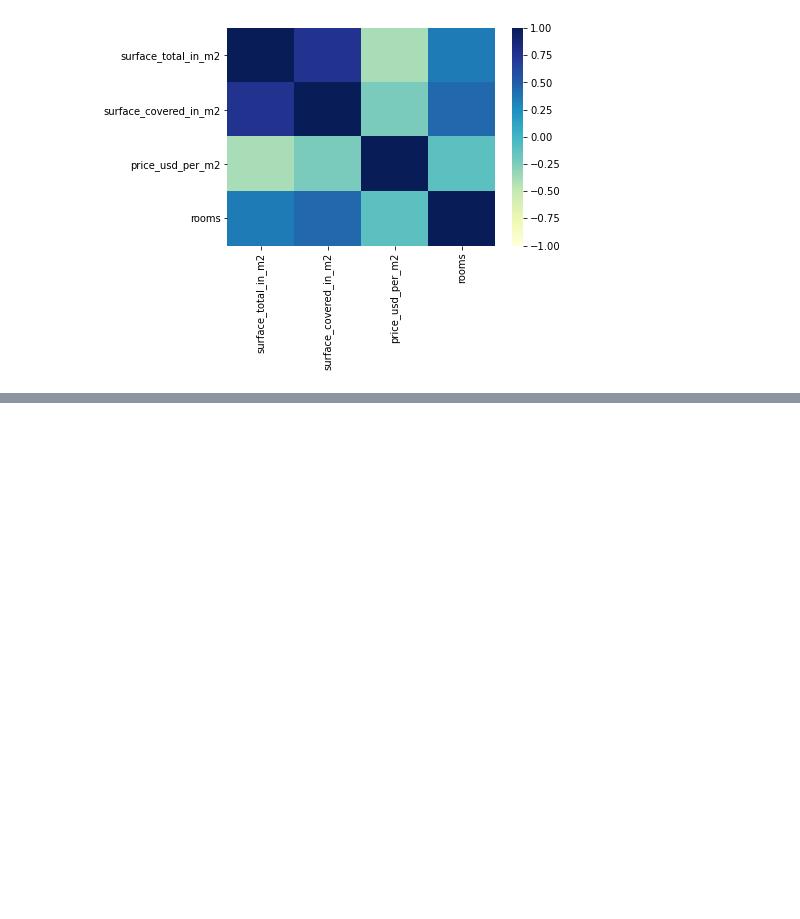
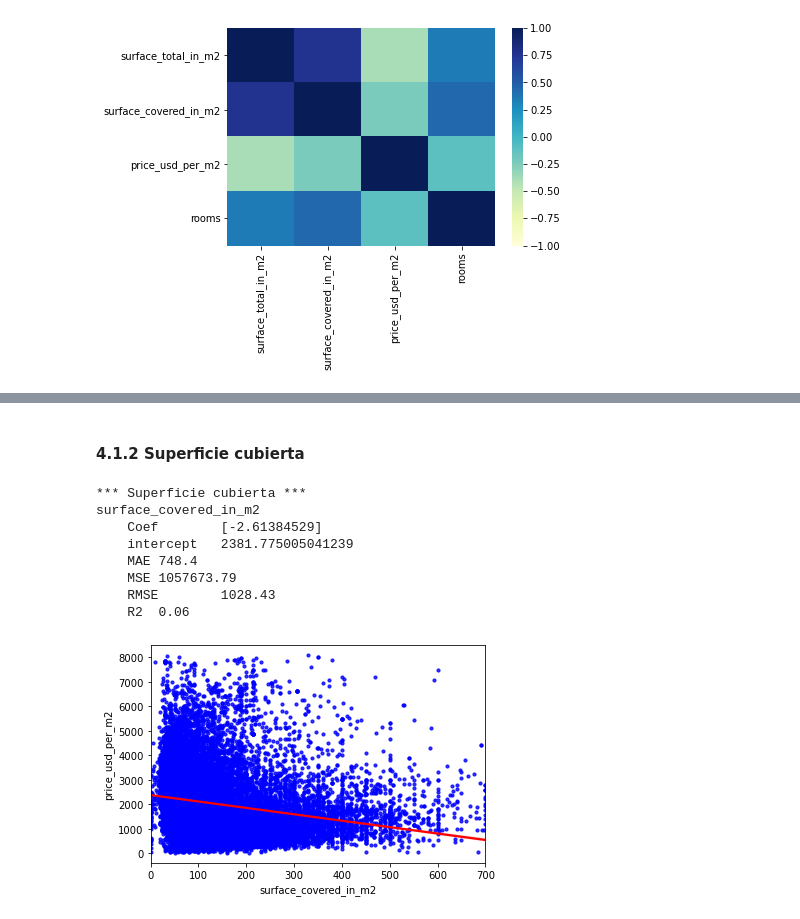
Before and after one commit to szl30n/ProyectosDHDS, a Jupyter notebook: TP2/Enzo.ipynb, the cells around one changed output, grey strips where cells are left out. Cells and saved outputs as stored; diff of their text form; code cells hidden in the pictures; blank space fills up the shorter version.

```diff
--- a/TP2/Enzo.ipynb
+++ b/TP2/Enzo.ipynb
@@ -124,0 +115,18 @@ R2      0.01
+# %% [markdown]
+#### 4.1.2 Superficie cubierta
+# %%
+# Superficie cubierta
+print("*** Superficie cubierta ***")
+X = data[['surface_covered_in_m2']]
+y = data['price_usd_per_m2']
+rls_func(X,y,'surface_covered_in_m2')
+# %% [output]
+*** Superficie cubierta ***
+surface_covered_in_m2
+    Coef        [-2.61384529]
+    intercept   2381.775005041239
+    MAE 748.4
+    MSE 1057673.79
+    RMSE        1028.43
+    R2  0.06
+[figure, added]
```
Also changed, not shown: parts of 34 cells of this notebook, 1 other file.
